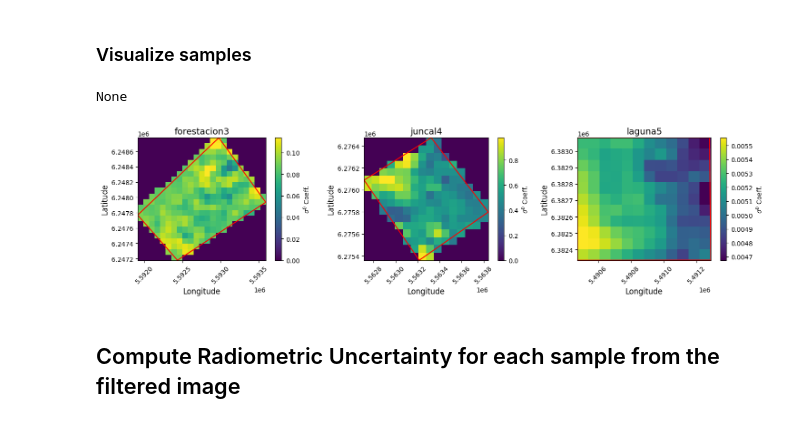
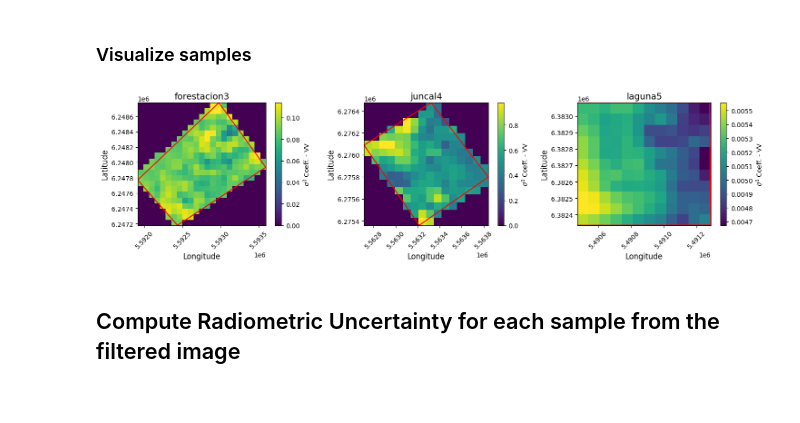
Before and after one commit to francobarrionuevoenv21/radiometric_uncertainty_sar, a Jupyter notebook: notebook_example.ipynb, the cells around one changed output. Saved outputs shown, nothing was run; the diff lists cells and outputs as text; code cells hidden in the pictures.

```diff
--- a/notebook_example.ipynb
+++ b/notebook_example.ipynb
@@ -40,36 +44,31 @@ gpd_samples = gpd.read_file(SAMPLES_PATH)
 
 # Reproject vector
 gpd_samples_rep = gpd_samples.to_crs(scene_test.crs)
-# %%
-test = scene_test.crs.to_epsg()
-print(test)
-# %% [output]
-None
 # %%
 # Plot samples
 fig, ax = plt.subplots(1, 3, figsize=(15, 4), tight_layout=True)
 
 for idx, row in gpd_samples_rep.iterrows():
     minx, miny, maxx, maxy = row.geometry.bounds
     plot_extent = (minx, maxx, miny, maxy)
 
     scene_mask, mask_transform = mask(dataset=scene_test, shapes = [row.geometry], all_touched=True, crop = True)
+
     im = ax[idx].imshow(scene_mask[0], cmap='viridis',
                    vmin = np.nanpercentile(scene_mask[0], 1), vmax = np.nanpercentile(scene_mask[0], 99),
                    extent = plot_extent)
-
-    fig.colorbar(im, ax=ax[idx], label=r'${\sigma}^{0}$ Coeff.')
+    fig.colorbar(im, ax=ax[idx], label=r'${\sigma}^{0}$ Coeff. - VV')
 
     gpd.GeoSeries([row.geometry]).plot(ax=ax[idx], edgecolor='red', linewidth=1.5, facecolor='none')
 
     ax[idx].set_title(row[SAMPLES_COL], fontsize=14)
     ax[idx].set_ylabel('Latitude', fontsize=12)
     ax[idx].set_xlabel('Longitude', fontsize=12)
     ax[idx].tick_params(axis='x', labelrotation=45)
 
 plt.show()
 # %% [output]
-[figure, old version]
+[figure, new version]
 # %% [markdown]
 ## Compute Radiometric Uncertainty for each sample from the filtered image
 # %%
```
Also changed, not shown: parts of 4 cells of this notebook.
